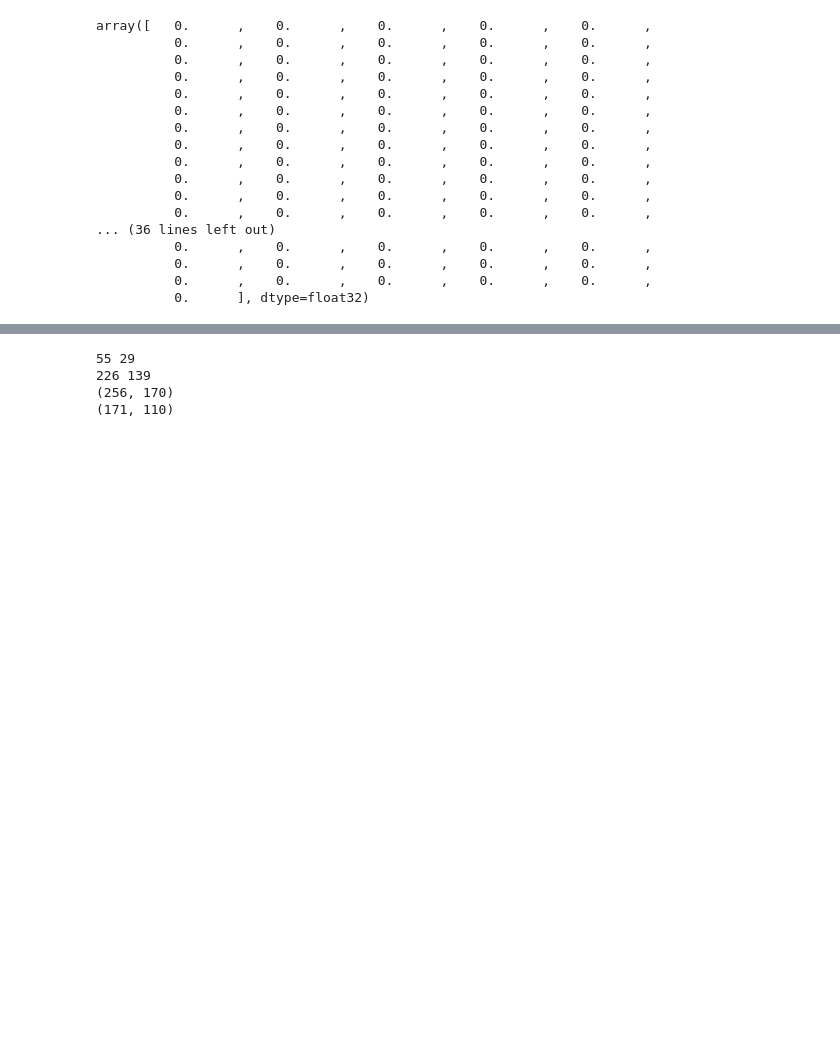
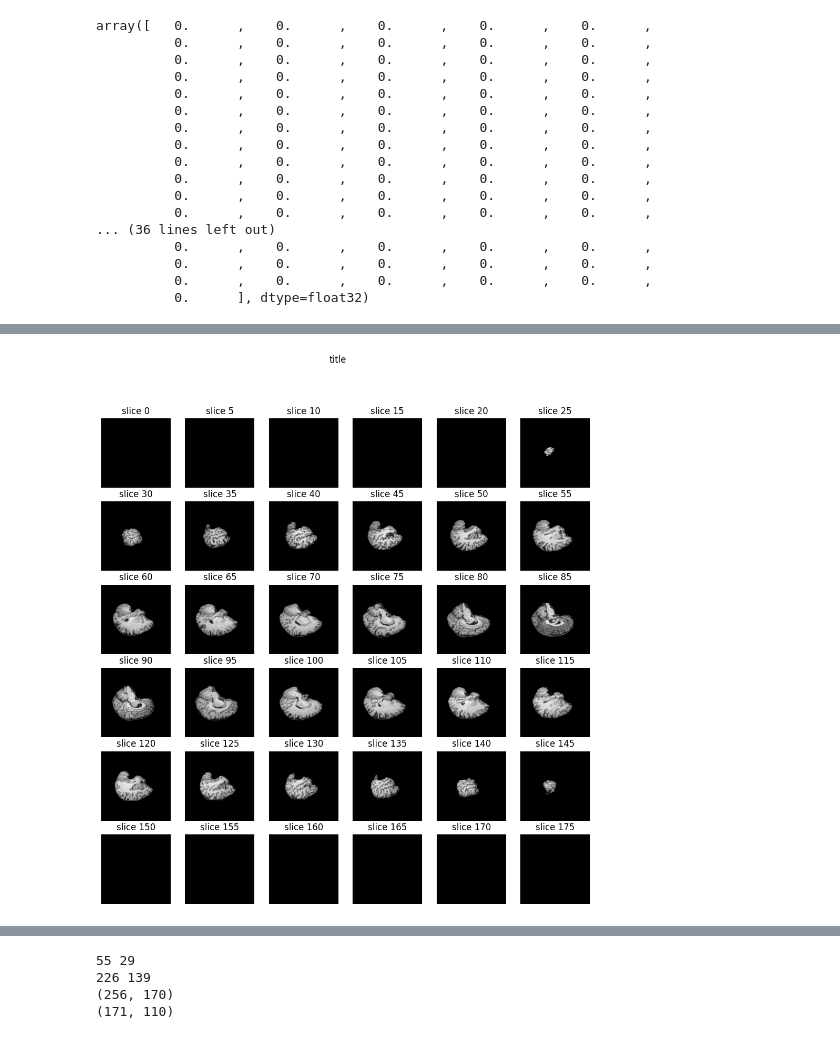
Before and after one commit to tourbut/BrainMR_MCI, a Jupyter notebook: notebook/preprocessing_notebook.ipynb, the cells around one changed output, grey strips where cells are left out. Saved outputs shown, nothing was run; the diff lists cells and outputs as text; code cells hidden in the pictures; blank space fills up the shorter version.

```diff
--- a/notebook/preprocessing_notebook.ipynb
+++ b/notebook/preprocessing_notebook.ipynb
@@ -96,0 +232,4 @@ def add_pad(image, new_height=256, new_width=256):
+# %%
+utils.stack_plot(image_1)
+# %% [output]
+[figure, added]
```
Also changed, not shown: parts of 16 cells of this notebook, 3 other files.
